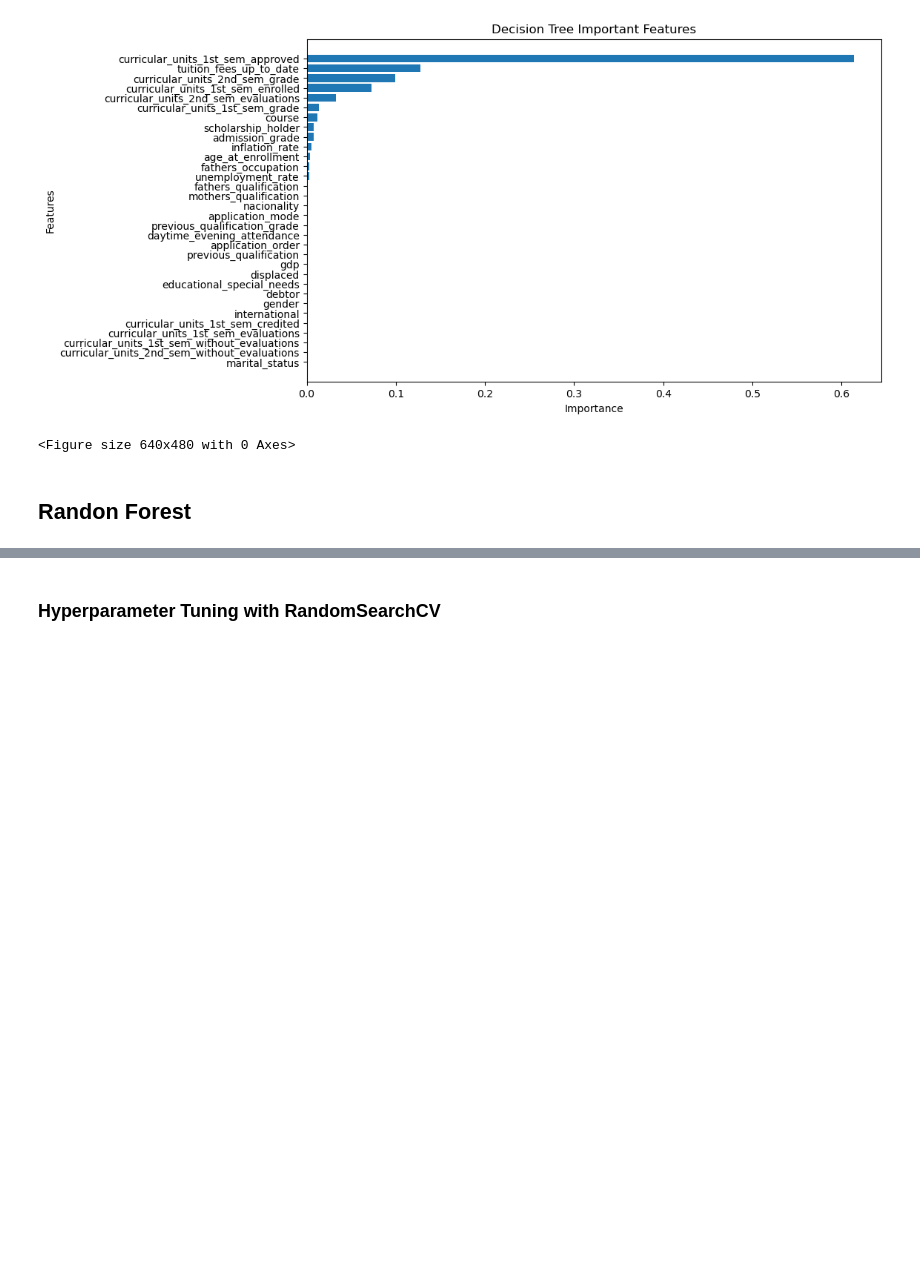
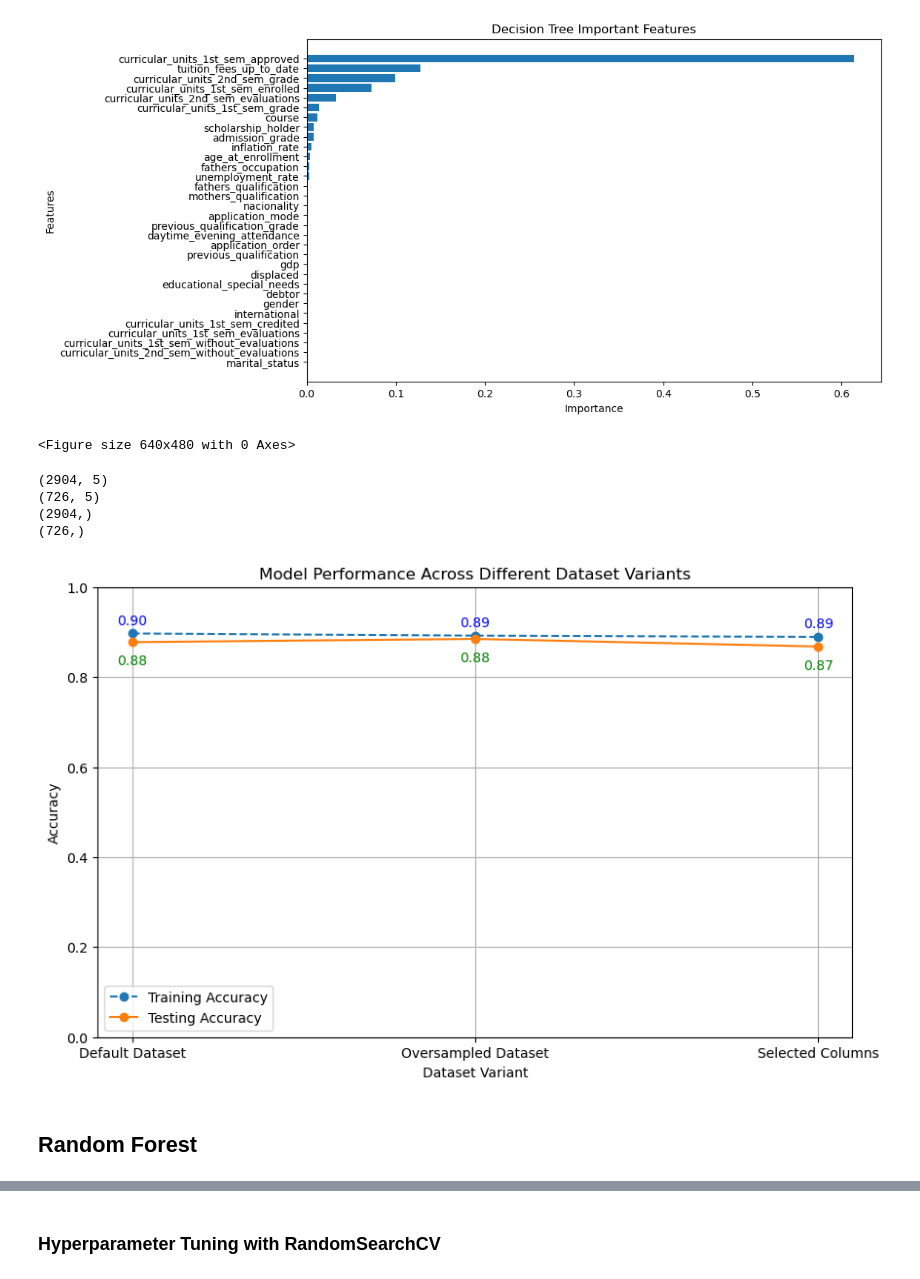
Before and after one commit to Kovarthanan07/INM701_Coursework, a Jupyter notebook: students_dropout_prediction.ipynb, the cells around one changed output, grey strips where cells are left out. Drawn from its saved outputs; the diff is of its cells as text; code cells hidden in the pictures; blank space fills up the shorter version.

Commit message:
Model comparison

```diff
--- a/students_dropout_prediction.ipynb
+++ b/students_dropout_prediction.ipynb
@@ -613,3 +650,11 @@ print(y_test.shape)
 (726, 32)
 (2904,)
 (726,)
+# %%
+X_resampled_train, X_resampled_test, y_resampled_train, y_resampled_test = train_test_split(
+    X_resampled, y_resampled, test_size=0.20, random_state=42)
+
+print(X_resampled_train.shape)
+print(X_resampled_test.shape)
+print(y_resampled_train.shape)
+print(y_resampled_test.shape)
@@ -746,3 +796,26 @@ DT_important_features_plot.savefig("Decision_Tree_Important_Features.png")
 # %% [output]
 [figure]
 <Figure size 640x480 with 0 Axes>
+# %%
+selected_columns = [
+    "curricular_units_1st_sem_approved",
+    "tuition_fees_up_to_date",
+    "curricular_units_2nd_sem_grade",
+    "curricular_units_1st_sem_enrolled",
+    "curricular_units_2nd_sem_evaluations"
+]
+
+X_sorted = df[selected_columns].copy()
+
+X_selected_train, X_selected_test, y_selected_train, y_selected_test = train_test_split(
+    X_sorted, df['target'], test_size=0.20, random_state=42)
+
+print(X_selected_train.shape)
+print(X_selected_test.shape)
+print(y_selected_test.shape)
+print(y_selected_test.shape)
+# %% [output]
+(2904, 5)
+(726, 5)
+(2904,)
+(726,)
@@ -749,5 +831,46 @@ DT_important_features_plot.savefig("Decision_Tree_Important_Features.png")
+# %%
+model = DecisionTreeClassifier(
+    max_depth=5, min_samples_split=6, criterion='entropy')
+
+training_accuracy, testing_accuracy = model_best_approch(model,
+                                                         X_train, y_train, X_test, y_test)
+
+resampled_training_accuracy, resampled_testing_accuracy = model_best_approch(model,
+                                                                             X_resampled_train, y_resampled_train, X_resampled_test, y_resampled_test)
+
+selected_training_accuracy, selected_testing_accuracy = model_best_approch(model,
+                                                                           X_selected_train, y_selected_train, X_selected_test, y_selected_test)
+# %%
+# Plotting the accuracies
+categories = ['Default Dataset', 'Oversampled Dataset', 'Selected Columns']
+train_accuracies = [training_accuracy,
+                    resampled_training_accuracy, selected_training_accuracy]
+test_accuracies = [testing_accuracy,
+                   resampled_testing_accuracy, selected_testing_accuracy]
+
+plt.figure(figsize=(10, 6))
+plt.plot(categories, train_accuracies,
+         label="Training Accuracy", marker='o', linestyle='--')
+plt.plot(categories, test_accuracies,
+         label="Testing Accuracy", marker='o', linestyle='-')
+for i, (train_acc, test_acc) in enumerate(zip(train_accuracies, test_accuracies)):
+    plt.text(categories[i], train_acc + 0.02,
+             f"{train_acc:.2f}", ha='center', fontsize=10, color='blue')  # Training
+    plt.text(categories[i], test_acc - 0.05,
+             f"{test_acc:.2f}", ha='center', fontsize=10, color='green')  # Testing
+plt.title('Model Performance Across Different Dataset Changes on Decision Tree')
+plt.xlabel('Dataset Variant')
+plt.ylabel('Accuracy')
+plt.ylim(0, 1)  # Accuracy is between 0 and 1
+plt.legend()
+plt.grid(True)
+plt.show()
+
+plt.savefig("Model_Performance_Across_Different_Dataset_Changes_on_Decision_Tree.png")
+# %% [output]
+[figure, added]
 # %% [markdown]
-## Randon Forest
+## Random Forest
 # %%
 """
 Examining the accuracy of the Random Forest model over a range of estimators.
```
Also changed, not shown: parts of 21 cells of this notebook, 4 other files.
